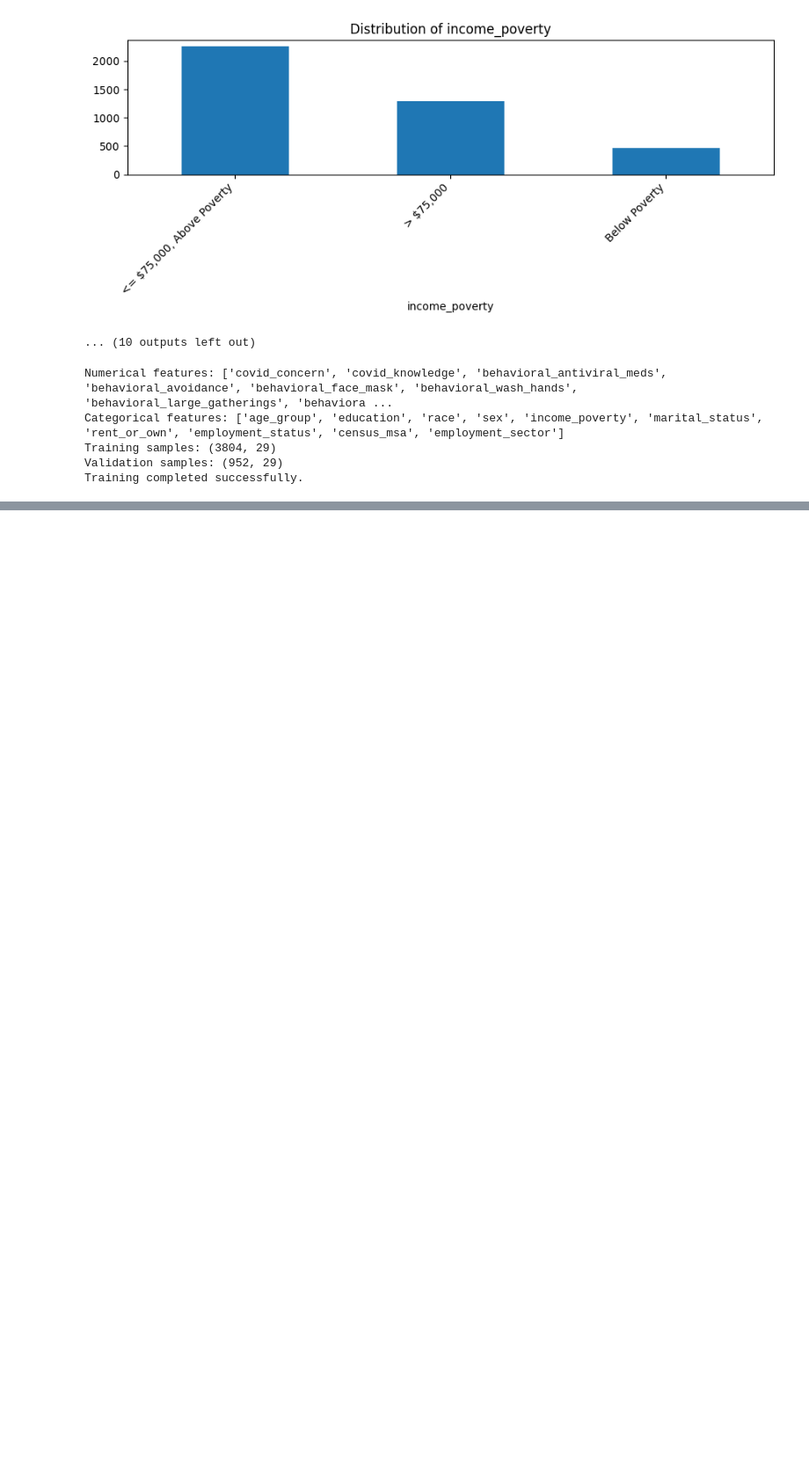
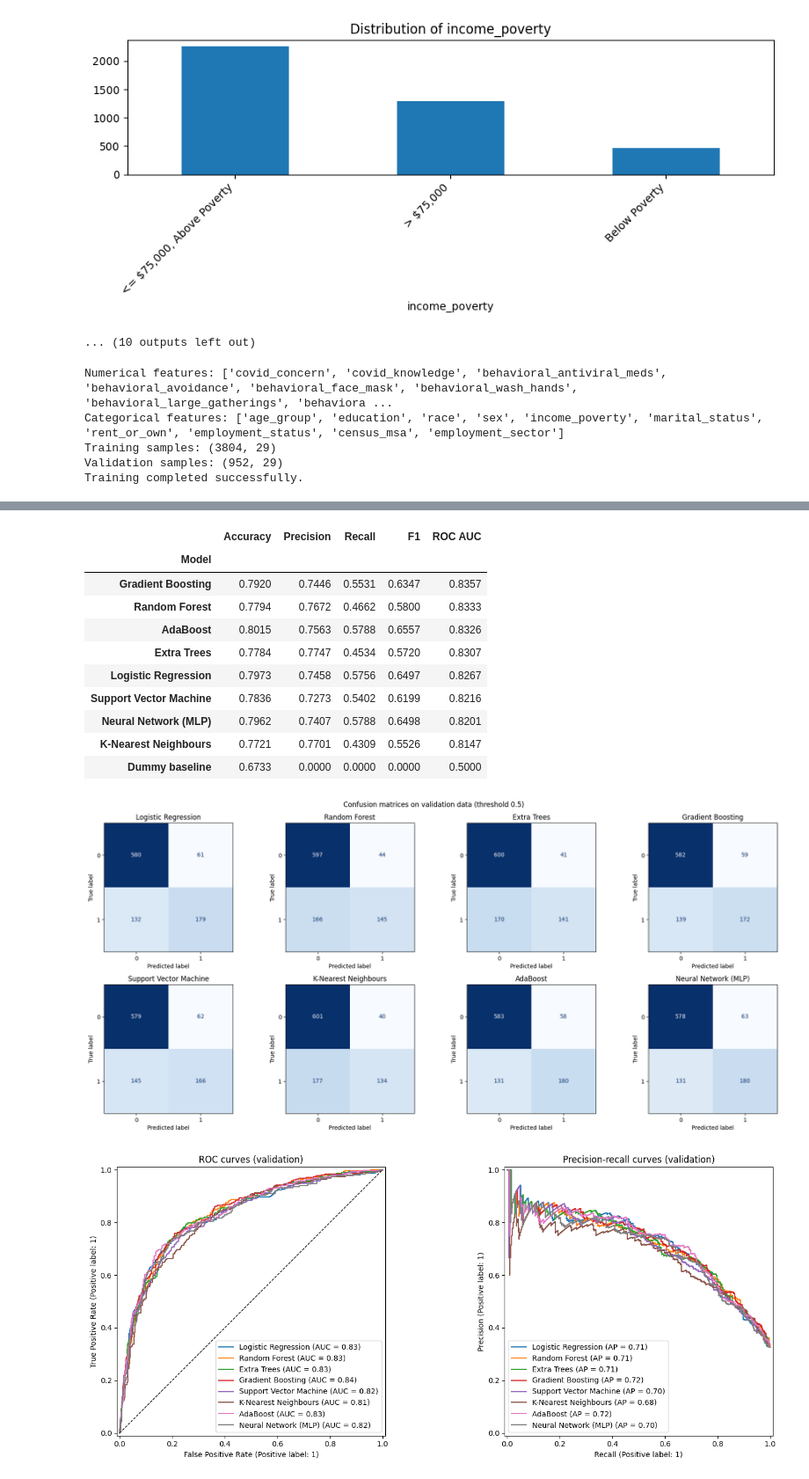
Before and after one commit to UH-HACKATHON-TEAMN/Hackathon-Town-C, a Jupyter notebook: lokesh.ipynb, the cells around one changed output, grey strips where cells are left out. Shown at 88% size. Drawn from its saved outputs; the diff is of its cells as text; code cells hidden in the pictures; blank space fills up the shorter version.

```diff
--- a/lokesh.ipynb
+++ b/lokesh.ipynb
@@ -409,0 +425,71 @@ Random Forest: CV AUC = 0.8349  {'model__max_depth': 8, 'model__min_samples_leaf
+# %%
+# ==========================================
+# 5. PERFORMANCE ANALYSIS
+# ==========================================
+
+def evaluate(name, model, X_eval, y_eval, threshold=0.5):
+    proba = model.predict_proba(X_eval)[:, 1]
+    pred = (proba >= threshold).astype(int)
+    return {
+        "Model": name,
+        "Accuracy": accuracy_score(y_eval, pred),
+        "Precision": precision_score(y_eval, pred, zero_division=0),
+        "Recall": recall_score(y_eval, pred),
+        "F1": f1_score(y_eval, pred),
+        "ROC AUC": roc_auc_score(y_eval, proba),
+    }
+
+results = [evaluate("Dummy baseline", baseline, X_val, y_val)]
+for name, model in best_models.items():
+    results.append(evaluate(name, model, X_val, y_val))
+
+results_df = (pd.DataFrame(results)
+              .set_index("Model")
+              .sort_values("ROC AUC", ascending=False)
+              .round(4))
+display(results_df)
+
+# Confusion matrices
+n_cols = 4
+n_rows = int(np.ceil(len(best_models) / n_cols))
+fig, axes = plt.subplots(n_rows, n_cols, figsize=(4.5 * n_cols, 4.2 * n_rows))
+for ax in axes.ravel()[len(best_models):]:
+    ax.axis("off")
+for ax, (name, model) in zip(axes.ravel(), best_models.items()):
+    ConfusionMatrixDisplay.from_estimator(
+        model, X_val, y_val, ax=ax, cmap="Blues", colorbar=False
+    )
+    ax.set_title(name)
+plt.suptitle("Confusion matrices on validation data (threshold 0.5)")
+plt.tight_layout()
+plt.show()
+
+# ROC and precision-recall curves
+fig, (ax_roc, ax_pr) = plt.subplots(1, 2, figsize=(15, 6))
+for name, model in best_models.items():
+    RocCurveDisplay.from_estimator(model, X_val, y_val, ax=ax_roc, name=name)
+    PrecisionRecallDisplay.from_estimator(model, X_val, y_val, ax=ax_pr, name=name)
+ax_roc.plot([0, 1], [0, 1], "k--", linewidth=1)
+ax_roc.set_title("ROC curves (validation)")
+ax_pr.set_title("Precision-recall curves (validation)")
+plt.tight_layout()
+plt.show()
+
+# Classification report for the best model by AUC
+best_name = results_df.drop(index="Dummy baseline")["ROC AUC"].idxmax()
+print(f"Classification report: {best_name}")
+print(classification_report(y_val, best_models[best_name].predict(X_val)))
+# %% [output]
+|  | Accuracy | Precision | Recall | F1 | ROC AUC |
+| Model |  |  |  |  |  |
+| Gradient Boosting | 0.7920 | 0.7446 | 0.5531 | 0.6347 | 0.8357 |
+| Random Forest | 0.7794 | 0.7672 | 0.4662 | 0.5800 | 0.8333 |
+| AdaBoost | 0.8015 | 0.7563 | 0.5788 | 0.6557 | 0.8326 |
+| Extra Trees | 0.7784 | 0.7747 | 0.4534 | 0.5720 | 0.8307 |
+| Logistic Regression | 0.7973 | 0.7458 | 0.5756 | 0.6497 | 0.8267 |
+| Support Vector Machine | 0.7836 | 0.7273 | 0.5402 | 0.6199 | 0.8216 |
+| Neural Network (MLP) | 0.7962 | 0.7407 | 0.5788 | 0.6498 | 0.8201 |
+| K-Nearest Neighbours | 0.7721 | 0.7701 | 0.4309 | 0.5526 | 0.8147 |
+| Dummy baseline | 0.6733 | 0.0000 | 0.0000 | 0.0000 | 0.5000 |
+[figure, added]
+[figure, added]
```
Also changed, not shown: parts of 2 cells of this notebook.
